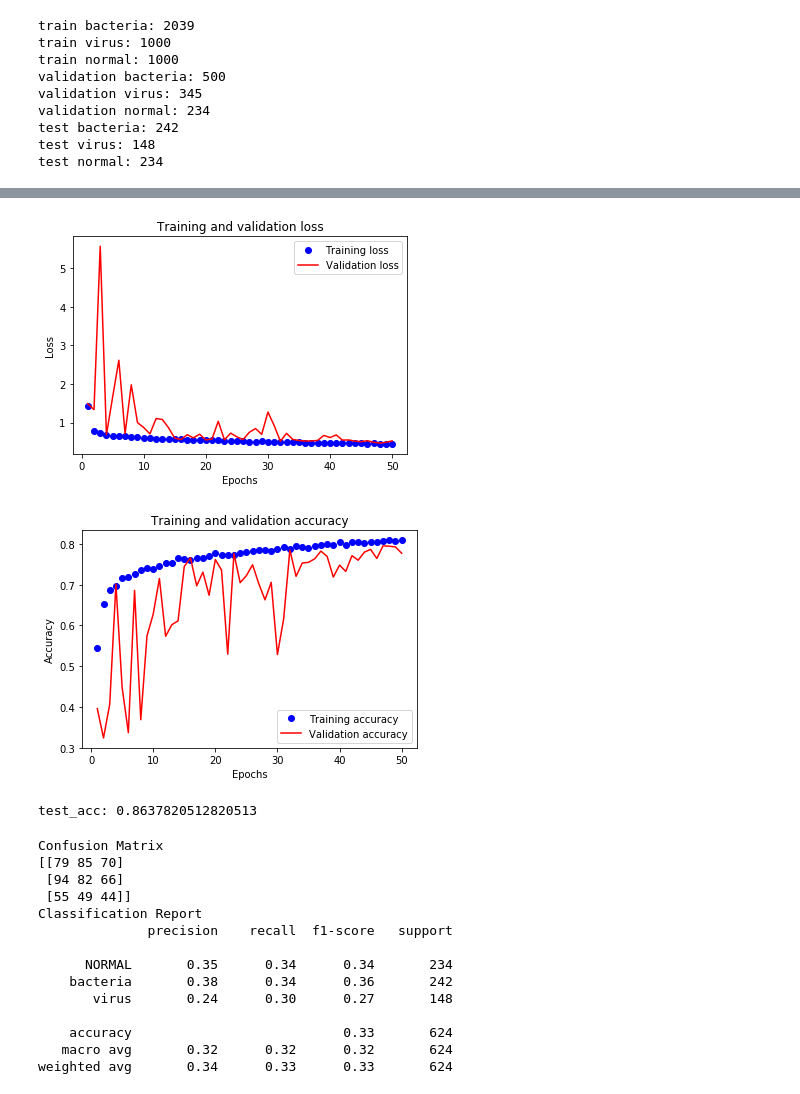
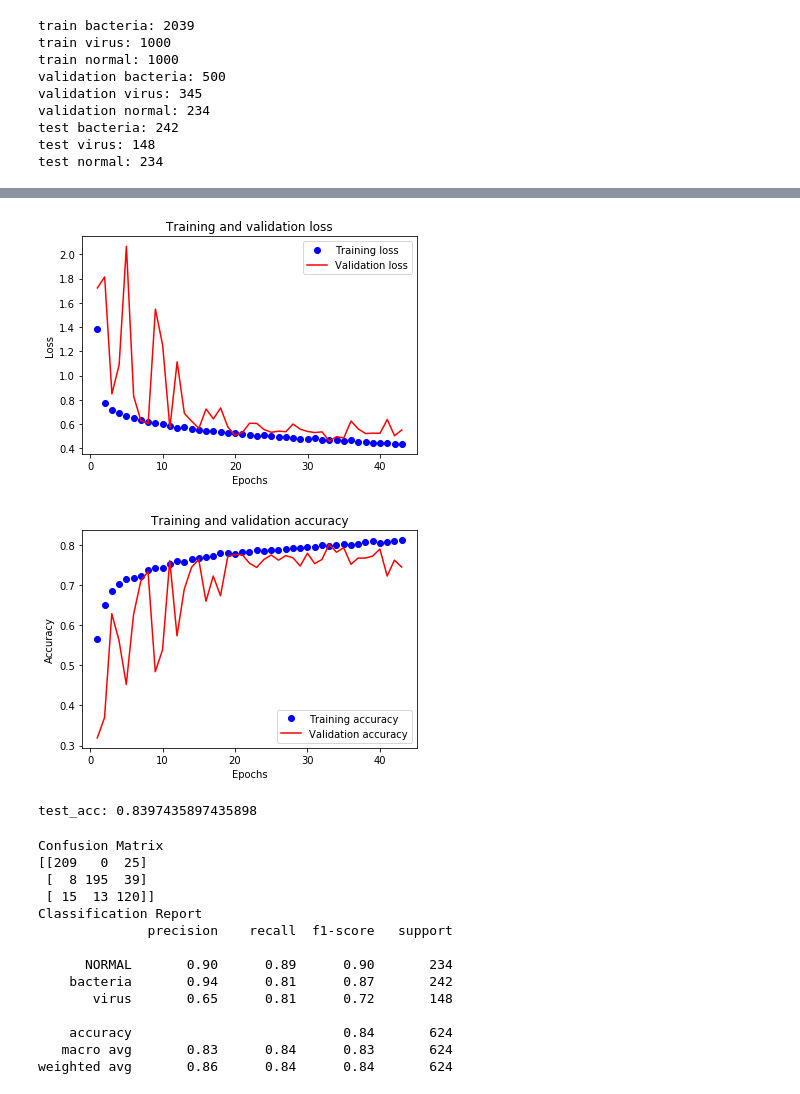
Before and after one commit to Mrsnellek/Chest-X-Ray-Images, a Jupyter notebook: Chest_x_ray_classification.ipynb, the cells around one changed output, grey strips where cells are left out. Saved outputs shown, nothing was run; the diff lists cells and outputs as text; code cells hidden in the pictures.

Commit message:
Add files via upload
Jupyter notebook for classifying chest x-rays as normal, bacteria infected, or viral infected.

```diff
--- a/Chest_x_ray_classification.ipynb
+++ b/Chest_x_ray_classification.ipynb
@@ -125,19 +130,25 @@ train_generator = train_datagen.flow_from_directory(
     train_dir,
     target_size=(150, 150),
     batch_size=batch_size,
-    class_mode='categorical')
+    class_mode='categorical',
+    shuffle = True,
+    seed = 42)
 
 validataion_generator = train_datagen.flow_from_directory(
     val_dir,
     target_size=(150, 150),
     batch_size=batch_size,
-    class_mode='categorical')
+    class_mode='categorical',
+    shuffle = True,
+    seed = 42)
 
 test_generator = test_datagen.flow_from_directory(
     test_dir,
     target_size=(150, 150),
     batch_size=batch_size,
-    class_mode='categorical')
+    class_mode='categorical',
+    shuffle = False,
+    seed = 42)
 
 backend.clear_session()
 model = models.Sequential()
@@ -180,7 +191,7 @@ model.add(layers.Dense(3, activation='softmax'))
 
 model.compile(optimizer = optimizers.Adagrad(lr=0.01, epsilon=1e-08, decay=0.0),
                loss = 'categorical_crossentropy',
-               metrics = ['accuracy'])
+               metrics = [metrics.categorical_accuracy])
 
 
 history = model.fit_generator(
@@ -190,14 +201,15 @@ history = model.fit_generator(
     validation_data=validataion_generator,
     validation_steps=num_of_validation_samples // batch_size,
     verbose = 1,
-    callbacks=[EarlyStopping(monitor='val_acc', patience=25, restore_best_weights = True)])
+    callbacks=[EarlyStopping(monitor='val_categorical_accuracy', patience=10, restore_best_weights = True)],
+    use_multiprocessing=False)
 
 history_dict = history.history
 loss_values = history_dict['loss']
 val_loss_values = history_dict['val_loss']
-acc_values = history_dict['acc']
-val_acc_values = history_dict['val_acc']
-epochs = range(1, len(history_dict['acc']) + 1)
+acc_values = history_dict['categorical_accuracy']
+val_acc_values = history_dict['val_categorical_accuracy']
+epochs = range(1, len(history_dict['categorical_accuracy']) + 1)
 
 plt.plot(epochs, loss_values, 'bo', label = 'Training loss')
 plt.plot(epochs, val_loss_values, 'r', label = 'Validation loss')
@@ -240,27 +252,28 @@ Epoch 50/50
-[figure, old version]
+[figure, new version]
-[figure, old version]
+[figure, new version]
-test_acc: 0.8637820512820513
+test_acc: 0.8397435897435898
 # %%
 from sklearn.metrics import classification_report, confusion_matrix
-Y_pred = model.predict_generator(test_generator, steps = num_of_test_samples // batch_size + 1)
-y_pred = np.argmax(Y_pred, axis=1)
+#test_generator.reset()
+Y_pred = model.predict_generator(test_generator)#, steps = num_of_test_samples // batch_size + 1)
+y_pred = np.argmax(Y_pred, axis=-1)
 print('Confusion Matrix')
-print(confusion_matrix(test_generator.classes, y_pred))
+print(confusion_matrix(test_generator.classes[test_generator.index_array], y_pred))
 print('Classification Report')
 target_names = test_generator.class_indices
-print(classification_report(test_generator.classes, y_pred, target_names=target_names))
+print(classification_report(test_generator.classes[test_generator.index_array], y_pred, target_names=target_names))
 # %% [output]
 Confusion Matrix
-[[79 85 70]
- [94 82 66]
- [55 49 44]]
+[[209   0  25]
+ [  8 195  39]
+ [ 15  13 120]]
 Classification Report
               precision    recall  f1-score   support
 
-      NORMAL       0.35      0.34      0.34       234
-    bacteria       0.38      0.34      0.36       242
-       virus       0.24      0.30      0.27       148
+      NORMAL       0.90      0.89      0.90       234
+    bacteria       0.94      0.81      0.87       242
+       virus       0.65      0.81      0.72       148
 
-    accuracy                           0.33       624
-   macro avg       0.32      0.32      0.32       624
-weighted avg       0.34      0.33      0.33       624
+    accuracy                           0.84       624
+   macro avg       0.83      0.84      0.83       624
+weighted avg       0.86      0.84      0.84       624
```
Also changed, not shown: parts of 3 cells of this notebook.
